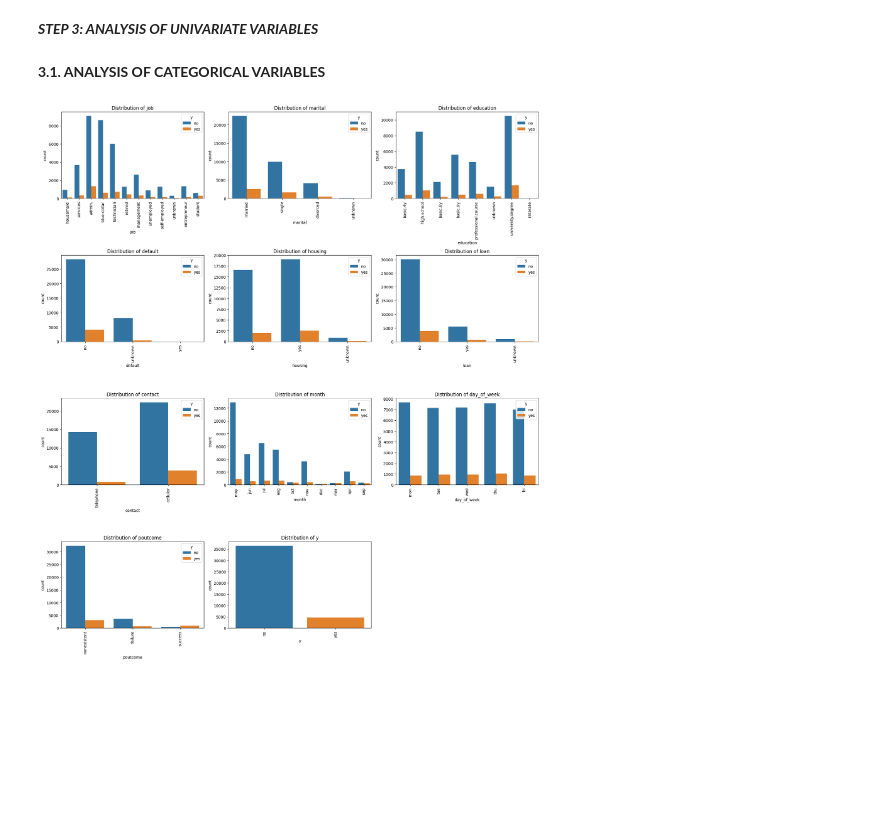
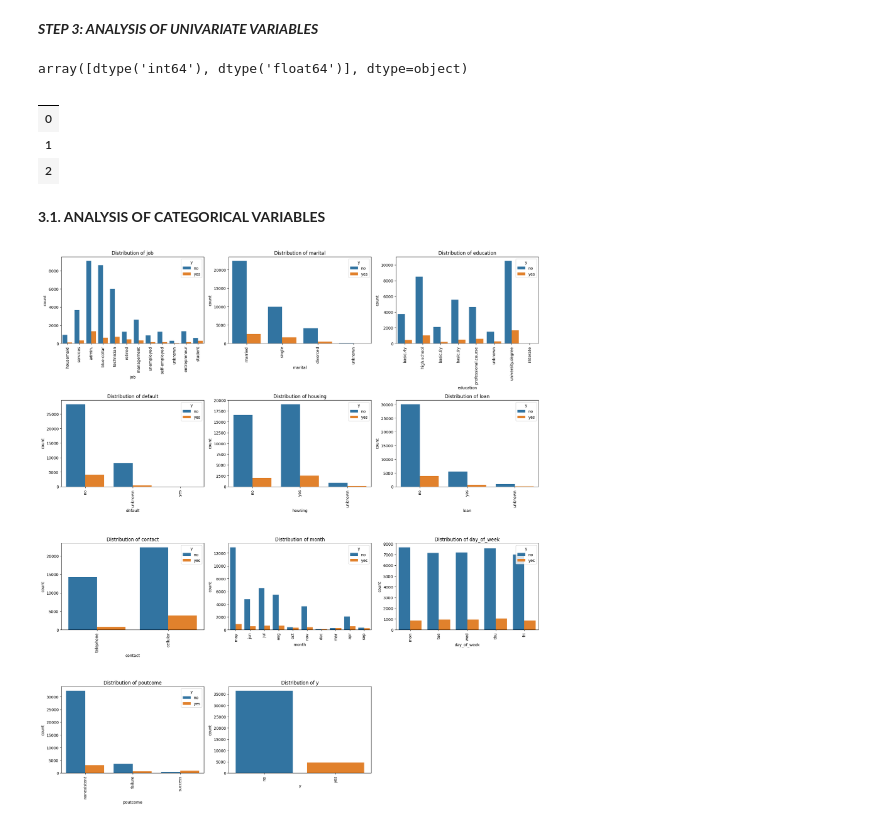
Before and after one commit to RitaViegas/Projetct-Logistic-Regression---Banking-Marketing-Campaign, a Jupyter notebook: src/explore.ipynb, the cells around one changed output. Drawn from its saved outputs; the diff is of its cells as text; code cells hidden in the pictures; blank space fills up the shorter version.

```diff
--- a/src/explore.ipynb
+++ b/src/explore.ipynb
@@ -208,5 +282,26 @@ In the early stages of developing a classification model to predict whether or n
 # %% [markdown]
 ***STEP 3: ANALYSIS OF UNIVARIATE VARIABLES***
+# %%
+#Analizamos los tipos de información que tenemos
+
+df.dtypes.unique()
+# %% [output]
+array([dtype('int64'), dtype('float64')], dtype=object)
+# %%
+#Dividimos el datafram original por valores numéricos y categóricos
+
+num = ['int64', 'float64']
+cat = ['O']
+
+df_num = df.select_dtypes(num)
+df_cat = df.select_dtypes(cat)
+# %%
+df_cat.head(3)
+# %% [output]
+|  |
+| 0 |
+| 1 |
+| 2 |
 # %% [markdown]
 **3.1. ANALYSIS OF CATEGORICAL VARIABLES**
 # %%
```
Also changed, not shown: parts of 26 cells of this notebook.
